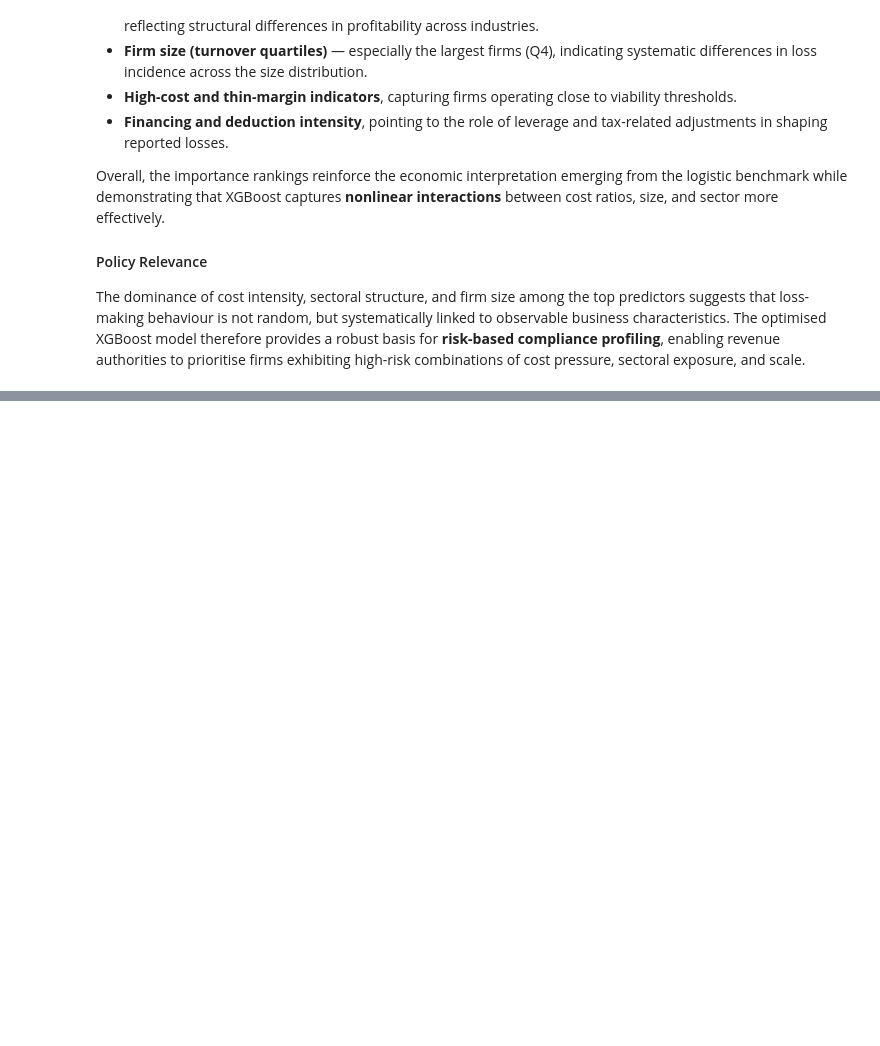
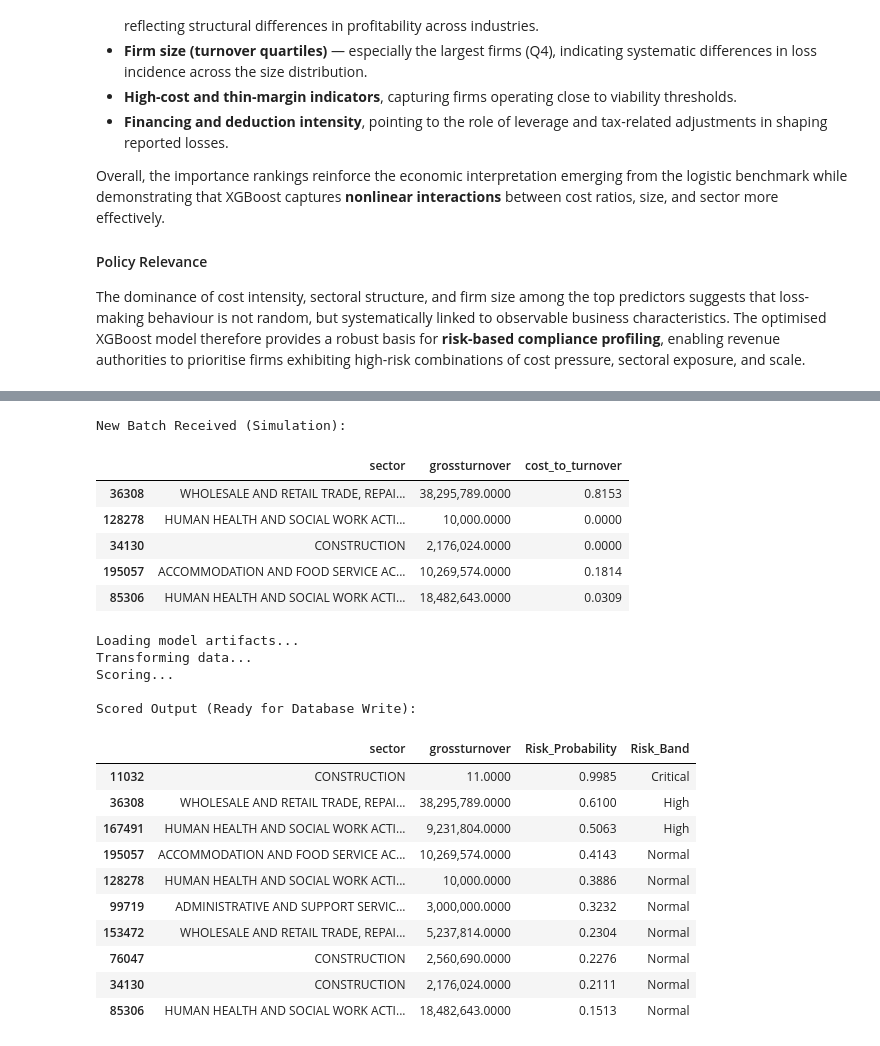
Before and after one commit to Ndunguuu01/Tax-Compliance-Prediction, a Jupyter notebook: CIT_Loss_Prediction_Notebook.ipynb, the cells around one changed output, grey strips where cells are left out. Cells and saved outputs as stored; diff of their text form; code cells hidden in the pictures; blank space fills up the shorter version.

```diff
--- a/CIT_Loss_Prediction_Notebook.ipynb
+++ b/CIT_Loss_Prediction_Notebook.ipynb
@@ -1679,0 +2280,57 @@ plt.show()
+# %%
+# 17.3 Simulation: Batch Inference on "New" 2026 Data
+# Here, we simulate the arrival of a new batch of returns.
+# We will use a sample from our held-out test set to act as "new" unlabelled data.
+
+# ---------------------------------------------------------
+# 1. Simulate "New" Data Arrival
+# ---------------------------------------------------------
+# We take 10 random firms from X_test_raw (which includes raw features like sector, turnover)
+new_batch = X_test_raw.sample(10, random_state=101).copy()
+
+print("New Batch Received (Simulation):")
+display(new_batch[["sector", "grossturnover", "cost_to_turnover"]].head())
+
+# ---------------------------------------------------------
+# 2. Run the Scoring Engine
+# ---------------------------------------------------------
+scored_batch = score_new_returns(
+    raw_data=new_batch,
+    artifact_path="deployment_artifacts/kra_cit_risk_model_v1.pkl"
+)
+
+# ---------------------------------------------------------
+# 3. View System Output
+# ---------------------------------------------------------
+print("\nScored Output (Ready for Database Write):")
+cols_to_show = ["unique_id", "sector", "grossturnover", "Risk_Probability", "Risk_Band"]
+
+# Handle unique_id if it was dropped during earlier steps, otherwise generic index
+if "unique_id" in scored_batch.columns:
+    display(scored_batch[cols_to_show].sort_values("Risk_Probability", ascending=False))
+else:
+    display(scored_batch[["sector", "grossturnover", "Risk_Probability", "Risk_Band"]].sort_values("Risk_Probability", ascending=False))
+# %% [output]
+New Batch Received (Simulation):
+|  | sector | grossturnover | cost_to_turnover |
+| 36308 | WHOLESALE AND RETAIL TRADE, REPAI... | 38,295,789.0000 | 0.8153 |
+| 128278 | HUMAN HEALTH AND SOCIAL WORK ACTI... | 10,000.0000 | 0.0000 |
+| 34130 | CONSTRUCTION | 2,176,024.0000 | 0.0000 |
+| 195057 | ACCOMMODATION AND FOOD SERVICE AC... | 10,269,574.0000 | 0.1814 |
+| 85306 | HUMAN HEALTH AND SOCIAL WORK ACTI... | 18,482,643.0000 | 0.0309 |
+Loading model artifacts...
+Transforming data...
+Scoring...
+
+Scored Output (Ready for Database Write):
+|  | sector | grossturnover | Risk_Probability | Risk_Band |
+| 11032 | CONSTRUCTION | 11.0000 | 0.9985 | Critical |
+| 36308 | WHOLESALE AND RETAIL TRADE, REPAI... | 38,295,789.0000 | 0.6100 | High |
+| 167491 | HUMAN HEALTH AND SOCIAL WORK ACTI... | 9,231,804.0000 | 0.5063 | High |
+| 195057 | ACCOMMODATION AND FOOD SERVICE AC... | 10,269,574.0000 | 0.4143 | Normal |
+| 128278 | HUMAN HEALTH AND SOCIAL WORK ACTI... | 10,000.0000 | 0.3886 | Normal |
+| 99719 | ADMINISTRATIVE AND SUPPORT SERVIC... | 3,000,000.0000 | 0.3232 | Normal |
+| 153472 | WHOLESALE AND RETAIL TRADE, REPAI... | 5,237,814.0000 | 0.2304 | Normal |
+| 76047 | CONSTRUCTION | 2,560,690.0000 | 0.2276 | Normal |
+| 34130 | CONSTRUCTION | 2,176,024.0000 | 0.2111 | Normal |
+| 85306 | HUMAN HEALTH AND SOCIAL WORK ACTI... | 18,482,643.0000 | 0.1513 | Normal |
```
Also changed, not shown: parts of 37 cells of this notebook.
